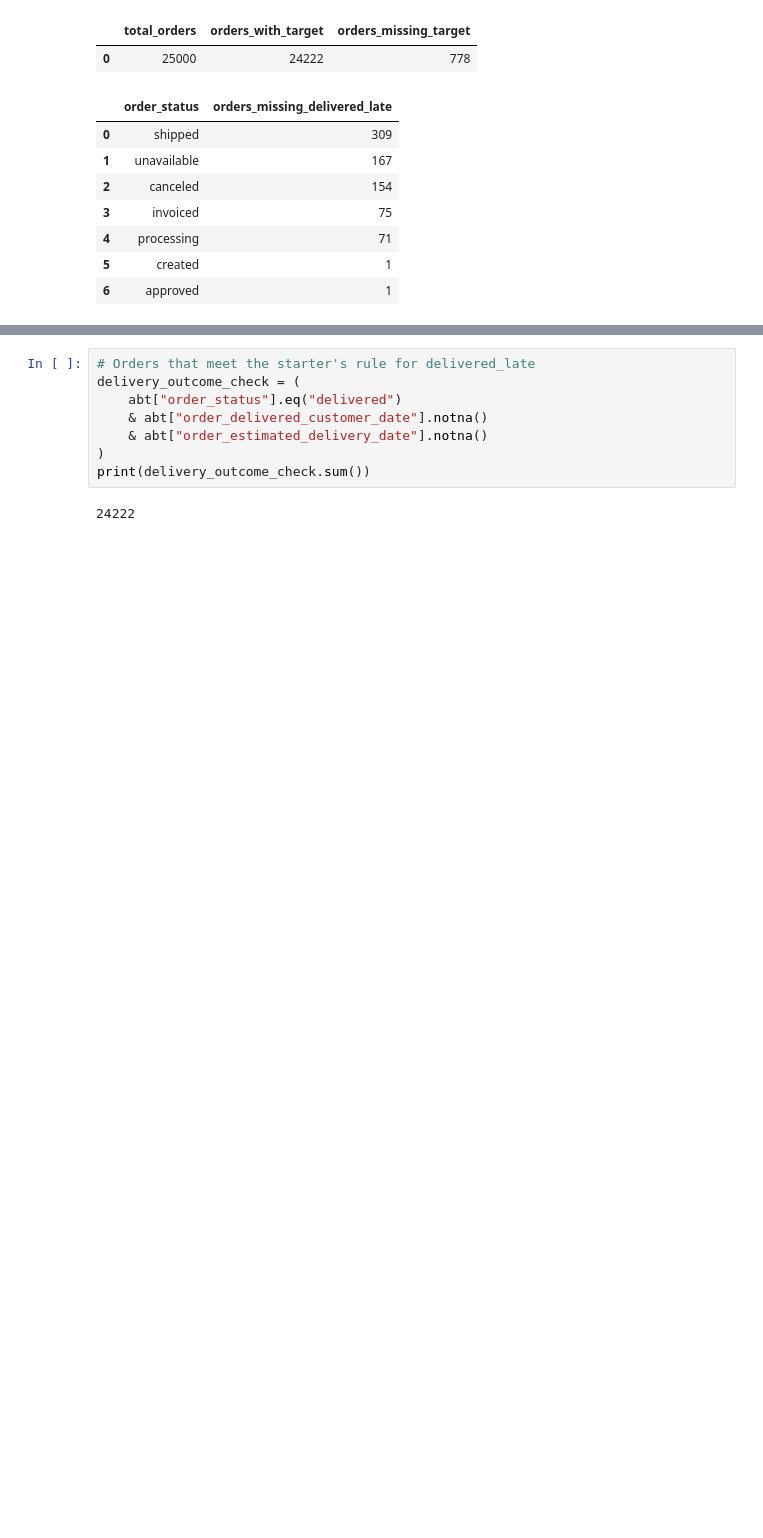
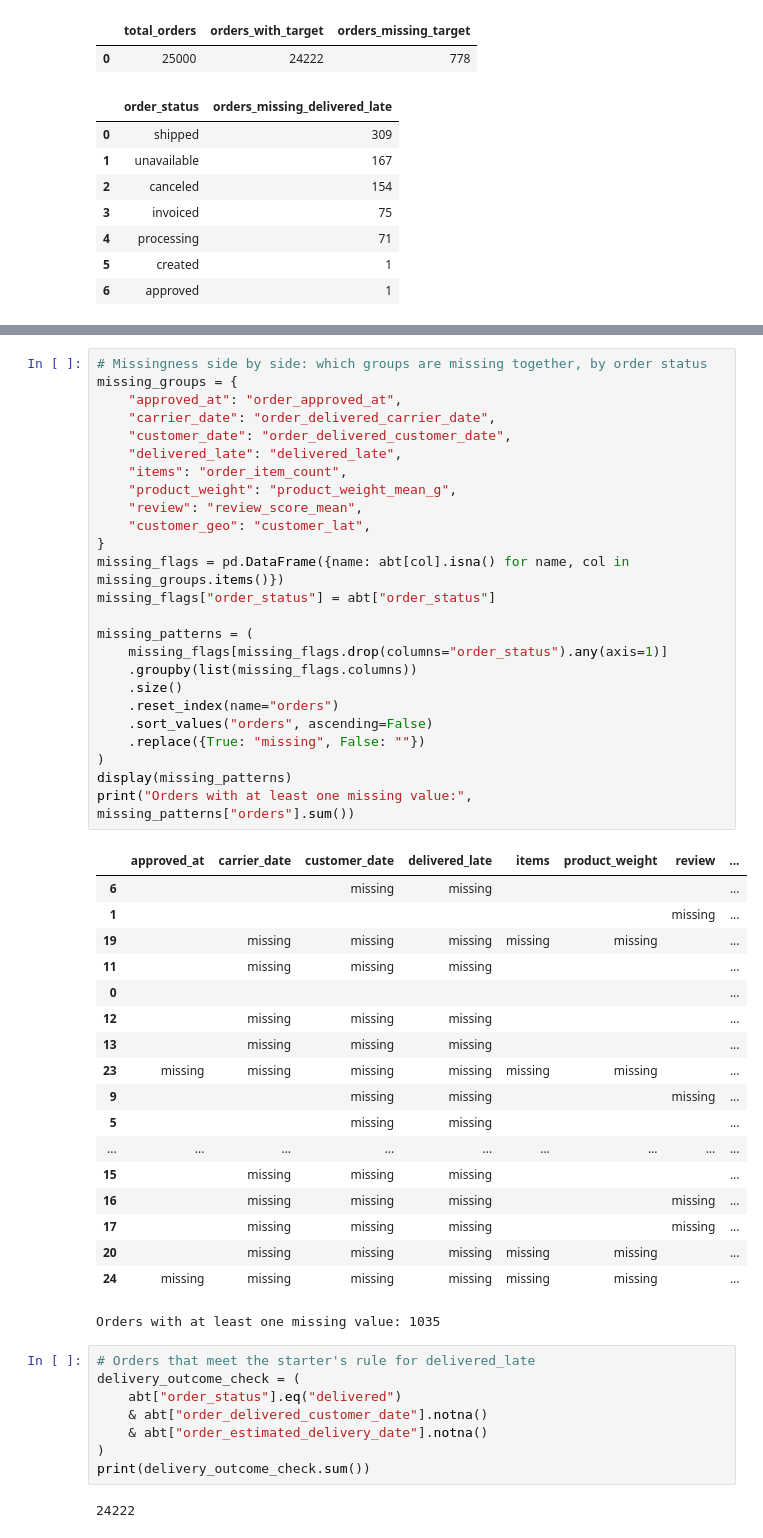
Before and after one commit to glendadavisjohnson/BAN6003_001_Project_Option2_Module1, a Jupyter notebook: notebooks/olist_project_starter.ipynb, the cells around one changed output, grey strips where cells are left out. Saved outputs shown, nothing was run; the diff lists cells and outputs as text; blank space fills up the shorter version.

```diff
--- a/notebooks/olist_project_starter.ipynb
+++ b/notebooks/olist_project_starter.ipynb
@@ -782,3 +802,47 @@ order_approved_at (39)
+# %%
+# Missingness side by side: which groups are missing together, by order status
+missing_groups = {
+    "approved_at": "order_approved_at",
+    "carrier_date": "order_delivered_carrier_date",
+    "customer_date": "order_delivered_customer_date",
+    "delivered_late": "delivered_late",
+    "items": "order_item_count",
+    "product_weight": "product_weight_mean_g",
+    "review": "review_score_mean",
+    "customer_geo": "customer_lat",
+}
+missing_flags = pd.DataFrame({name: abt[col].isna() for name, col in missing_groups.items()})
+missing_flags["order_status"] = abt["order_status"]
+
+missing_patterns = (
+    missing_flags[missing_flags.drop(columns="order_status").any(axis=1)]
+    .groupby(list(missing_flags.columns))
+    .size()
+    .reset_index(name="orders")
+    .sort_values("orders", ascending=False)
+    .replace({True: "missing", False: ""})
+)
+display(missing_patterns)
+print("Orders with at least one missing value:", missing_patterns["orders"].sum())
+# %% [output]
+|  | approved_at | carrier_date | customer_date | delivered_late | items | product_weight | review | ... |
+| 6 |  |  | missing | missing |  |  |  | ... |
+| 1 |  |  |  |  |  |  | missing | ... |
+| 19 |  | missing | missing | missing | missing | missing |  | ... |
+| 11 |  | missing | missing | missing |  |  |  | ... |
+| 0 |  |  |  |  |  |  |  | ... |
+| 12 |  | missing | missing | missing |  |  |  | ... |
+| 13 |  | missing | missing | missing |  |  |  | ... |
+| 23 | missing | missing | missing | missing | missing | missing |  | ... |
+| 9 |  |  | missing | missing |  |  | missing | ... |
+| 5 |  |  | missing | missing |  |  |  | ... |
+| ... | ... | ... | ... | ... | ... | ... | ... | ... |
+| 15 |  | missing | missing | missing |  |  |  | ... |
+| 16 |  | missing | missing | missing |  |  | missing | ... |
+| 17 |  | missing | missing | missing |  |  | missing | ... |
+| 20 |  | missing | missing | missing | missing | missing |  | ... |
+| 24 | missing | missing | missing | missing | missing | missing |  | ... |
+Orders with at least one missing value: 1035
 # %%
 # Orders that meet the starter's rule for delivered_late
 delivery_outcome_check = (
```
Also changed, not shown: parts of 2 cells of this notebook.
